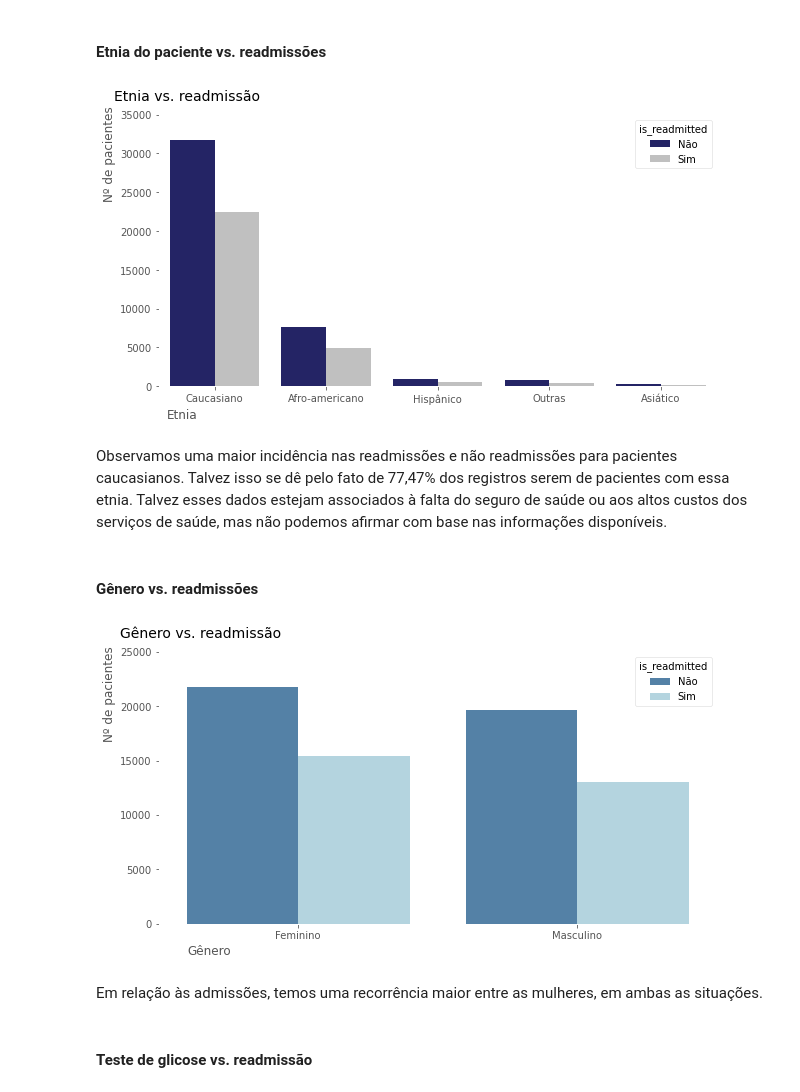
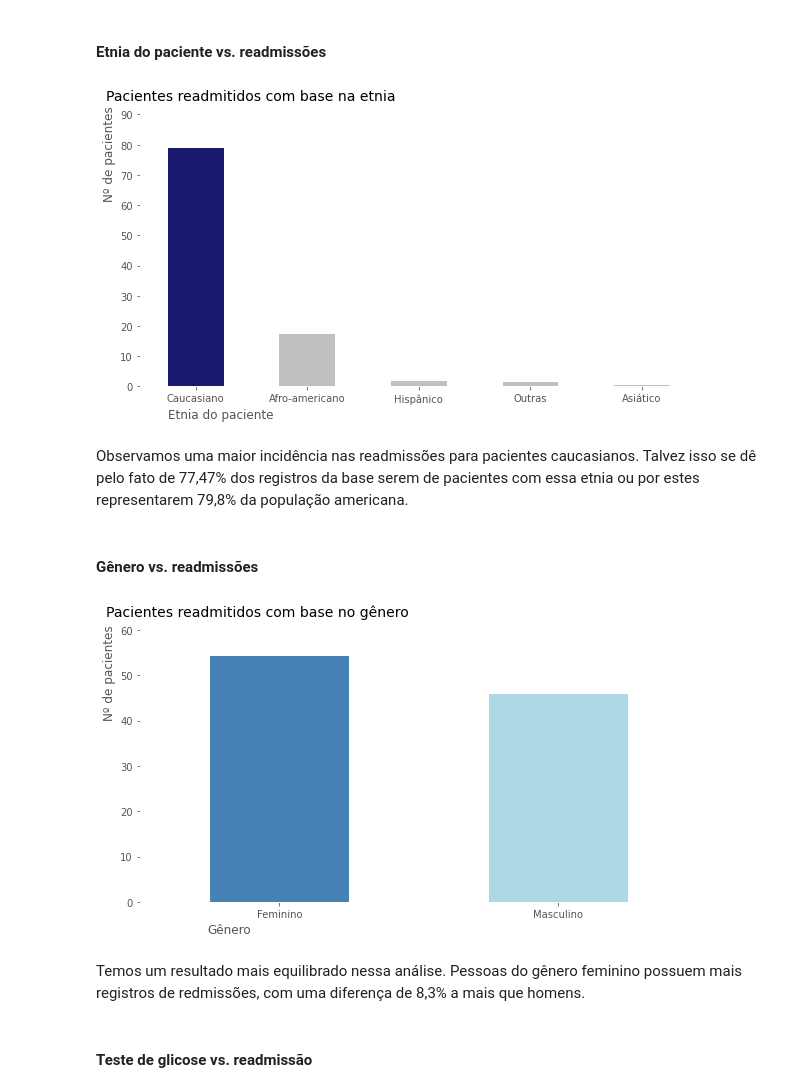
Before and after one commit to LilianeAquino/aed_projeto_3, a Jupyter notebook: template.ipynb, the cells around one changed output. Drawn from its saved outputs; the diff is of its cells as text; code cells hidden in the pictures.

Commit message:
Análise dos dados

```diff
--- a/template.ipynb
+++ b/template.ipynb
@@ -567,2 +569,5 @@ A medida que o tempo no hospital aumenta, a distribuição de admitidos e não a
+# %%
+data_cleaned['is_readmitted'] = data_cleaned['readmitted'].map({'NO': 'Não', '>30': 'Sim', '<30': 'Sim'})
+just_readmitted = data_cleaned[data_cleaned['is_readmitted'] == 'Sim']
 # %% [markdown]
 #### Média das idades vs. readmissão
@@ -571,10 +574,12 @@ data_cleaned['is_readmitted'] = data_cleaned['readmitted'].map({'NO': 'Não', '>
 # %%
-plt.rcParams['figure.figsize'] = [12, 6]
+plt.rcParams['figure.figsize'] = [10, 5]
+plt.rcParams['font.family'] = 'Arial, Helvetica, sans-serif'
 
-sns.countplot(x='median_ages', hue='is_readmitted', data=data_cleaned, palette=['#4169E1', '#87CEEB'])
+(just_readmitted['median_ages'].value_counts(normalize=True)*100).plot.bar(rot=0, color=sns.color_palette('Greys_r', n_colors=14))
 
-plt.title('Média das idades vs. readmissão', y=1.03, size=14, loc='left', x=-0.06)
-plt.ylabel('Nº de pacientes', horizontalalignment='left', y=0.77)
-plt.xlabel('Média das idades', horizontalalignment='right', x=0.17)
+plt.title('Pacientes readmitidos com base na média das idades', y=1.03, size=14, loc='left', x=-0.06)
+plt.ylabel('% de pacientes readmitidos', horizontalalignment='left', y=0.40)
+plt.xlabel('Média das idades', horizontalalignment='right', x=0.215)
+plt.ylim(0, 30)
 plt.show()
 # %% [output]
@@ -586,43 +591,44 @@ Podemos inferir, com base no gráfico, que aqueles que se encontram na **média
 # %%
 labels = ['Caucasiano', 'Afro-americano', 'Hispânico', 'Outras', 'Asiático']
 ticks = [0, 1, 2, 3, 4]
+colors=['#191970', '#C0C0C0', '#C0C0C0', '#C0C0C0', '#C0C0C0']
 
 plt.rcParams['figure.figsize'] = [10, 5]
 plt.rcParams['font.family'] = 'Arial, Helvetica, sans-serif'
 
-sns.countplot(x='race', hue='is_readmitted', data=data_cleaned, palette=['#191970', '#C0C0C0'])
+(just_readmitted['race'].value_counts(normalize=True)*100).plot.bar(rot=0, color=colors)
 
-plt.title('Etnia vs. readmissão', y=1.03, size=14, loc='left', x=-0.08)
+plt.title('Pacientes readmitidos com base na etnia', y=1.03, size=14, loc='left', x=-0.06)
 plt.ylabel('Nº de pacientes', horizontalalignment='left', y=0.68)
-plt.xlabel('Etnia', horizontalalignment='right', x=0.07)
+plt.xlabel('Etnia do paciente', horizontalalignment='right', x=0.24)
 plt.xticks(ticks, labels)
-plt.ylim(0, 35000)
+plt.ylim(0, 90)
 plt.show()
 # %% [output]
-[figure, old version]
+[figure, new version]
 # %% [markdown]
-Observamos uma maior incidência nas readmissões e não readmissões para pacientes caucasianos. Talvez isso se dê pelo fato de 77,47% dos registros serem de pacientes com essa etnia. Talvez esses dados estejam associados à falta do seguro de saúde ou aos altos custos dos serviços de saúde, mas não podemos afirmar com base nas informações disponíveis.
+Observamos uma maior incidência nas readmissões para pacientes caucasianos. Talvez isso se dê pelo fato de 77,47% dos registros da base serem de pacientes com essa etnia ou por estes representarem 79,8% da população americana.
 # %% [markdown]
 #### Gênero vs. readmissões
 # %%
 labels = ['Feminino', 'Masculino']
 ticks = [0, 1]
 
 plt.rcParams['figure.figsize'] = [10, 5]
 plt.rcParams['font.family'] = 'Arial, Helvetica, sans-serif'
 
-sns.countplot(x='gender', hue='is_readmitted', data=data_cleaned, palette=['#4682B4', '#ADD8E6'])
+(just_readmitted['gender'].value_counts(normalize=True)*100).plot.bar(rot=0, color=['#4682B4', '#ADD8E6'])
 
-plt.title('Gênero vs. readmissão', y=1.03, size=14, loc='left', x=-0.07)
+plt.title('Pacientes readmitidos com base no gênero', y=1.03, size=14, loc='left', x=-0.06)
 plt.ylabel('Nº de pacientes', horizontalalignment='left', y=0.67)
-plt.xlabel('Gênero', horizontalalignment='right', x=0.13)
+plt.xlabel('Gênero', horizontalalignment='right', x=0.20)
 plt.xticks(ticks, labels)
-plt.ylim(0, 25000)
+plt.ylim(0, 60)
 plt.show()
 # %% [output]
-[figure, old version]
+[figure, new version]
-# %% [markdown]
-Em relação às admissões, temos uma recorrência maior entre as mulheres, em ambas as situações.
+# %% [markdown]
+Temos um resultado mais equilibrado nessa análise. Pessoas do gênero feminino possuem mais registros de redmissões, com uma diferença de 8,3% a mais que homens.
 # %% [markdown]
 #### Teste de glicose vs. readmissão
 # %%
```
Also changed, not shown: parts of 41 cells of this notebook, 1 other file.
